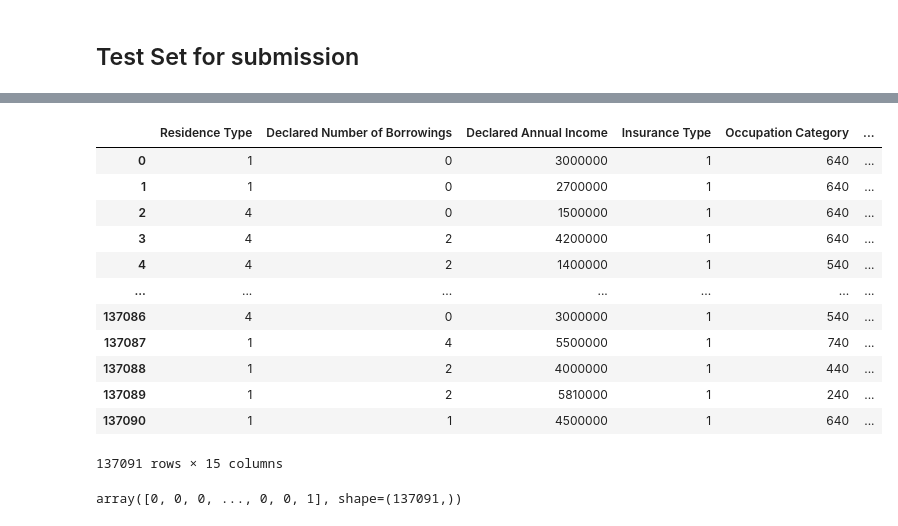
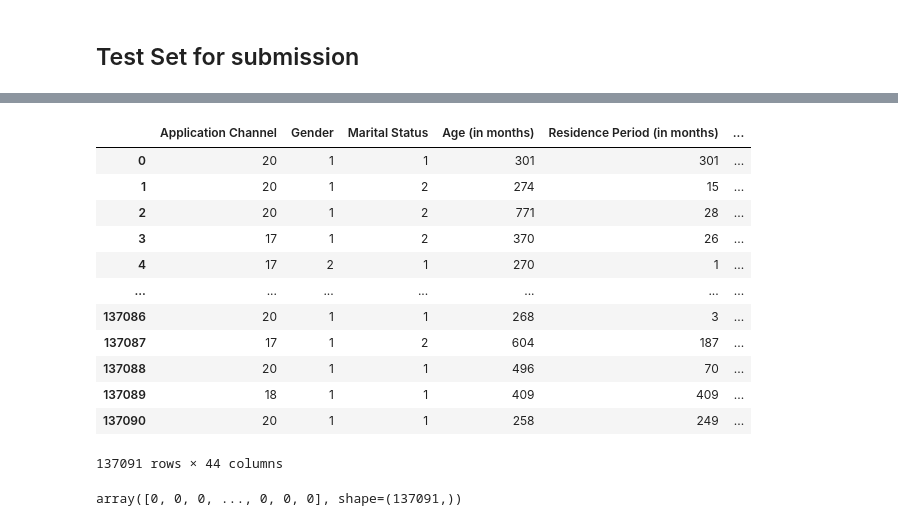
Before and after one commit to Natanonkhuanata/AI_finance_hackathon, a Jupyter notebook: Code/Modeling_from_tree.ipynb, the cells around one changed output, grey strips where cells are left out. Saved outputs shown, nothing was run; the diff lists cells and outputs as text; code cells hidden in the pictures.

Commit message:
Update Modeling_from_tree.ipynb
This file is Model Tree base only lightGBM

```diff
--- a/Code/Modeling_from_tree.ipynb
+++ b/Code/Modeling_from_tree.ipynb
@@ -375,0 +1690,23 @@ feature_importance_func(lgbclassify_positive,feature_positive_spearman)
+# %%
+for name, X in X_experiments.items():
+    feature = list(X_experiments[name].drop(columns="12-Month Default Flag"))
+    x_train, x_val, y_train, y_val = Set_up_data_sendmodel(X_experiments[name],feature)
+    print(x_train.shape)
+    if "12-Month Default Flag" in feature:
+        print("feature training mustn't have target feature")
+    print()
+    clf_en_Big, y_prob_en_Big, cv_scores_en_Big = train_evaluate_model(
+        lgbm_clf_en,
+        x_train,
+        y_train,
+        x_val,
+        y_val
+    )
+
+    y_pred_en = model_evaluation(
+        clf_en_Big,
+        x_val,
+        y_val,
+        threshold=0.5,
+        y_prob=y_prob_en_Big
+    )
@@ -383,0 +1856,19 @@ factors_test = df_test_engineer[feature_eninfunc]
+# %%
+test_experiments = {
+    name: build_features(
+        test_data,
+        groups=groups,
+        baseline_features=feature_Big_engineer
+    )
+    for name, groups in EXPERIMENTS.items()
+}
+
+
+# Inspect feature counts
+for name, X in test_experiments.items():
+
+    print(
+        f'{name:25s} | '
+        f'Features: {X.shape[1]} | '
+        f'Shape: {X.shape}'
+    )
@@ -384,25 +1884,25 @@ factors_test = df_test_engineer[feature_eninfunc]
 # %%
-factors_test
+test_experiments['financial']
 # %% [output]
-|  | Residence Type | Declared Number of Borrowings | Declared Annual Income | Insurance Type | Occupation Category | ... |
-| 0 | 1 | 0 | 3000000 | 1 | 640 | ... |
-| 1 | 1 | 0 | 2700000 | 1 | 640 | ... |
-| 2 | 4 | 0 | 1500000 | 1 | 640 | ... |
-| 3 | 4 | 2 | 4200000 | 1 | 640 | ... |
-| 4 | 4 | 2 | 1400000 | 1 | 540 | ... |
+|  | Application Channel | Gender | Marital Status | Age (in months) | Residence Period (in months) | ... |
+| 0 | 20 | 1 | 1 | 301 | 301 | ... |
+| 1 | 20 | 1 | 2 | 274 | 15 | ... |
+| 2 | 20 | 1 | 2 | 771 | 28 | ... |
+| 3 | 17 | 1 | 2 | 370 | 26 | ... |
+| 4 | 17 | 2 | 1 | 270 | 1 | ... |
 | ... | ... | ... | ... | ... | ... | ... |
-| 137086 | 4 | 0 | 3000000 | 1 | 540 | ... |
-| 137087 | 1 | 4 | 5500000 | 1 | 740 | ... |
-| 137088 | 1 | 2 | 4000000 | 1 | 440 | ... |
-| 137089 | 1 | 2 | 5810000 | 1 | 240 | ... |
-| 137090 | 1 | 1 | 4500000 | 1 | 640 | ... |
+| 137086 | 20 | 1 | 1 | 268 | 3 | ... |
+| 137087 | 17 | 1 | 2 | 604 | 187 | ... |
+| 137088 | 20 | 1 | 1 | 496 | 70 | ... |
+| 137089 | 18 | 1 | 1 | 409 | 409 | ... |
+| 137090 | 20 | 1 | 1 | 258 | 249 | ... |
-137091 rows × 15 columns
+137091 rows × 44 columns
 # %%
 # 1. Predict
-y_pred = lgbclassify_engineer.predict(factors_test)
+y_pred = clf_en_Big.predict(test_experiments['financial'])
 y_pred
 # %% [output]
-array([0, 0, 0, ..., 0, 0, 1], shape=(137091,))
+array([0, 0, 0, ..., 0, 0, 0], shape=(137091,))
 # %%
 # 1. Predict
 # Predict probability
```
Also changed, not shown: parts of 71 cells of this notebook.
